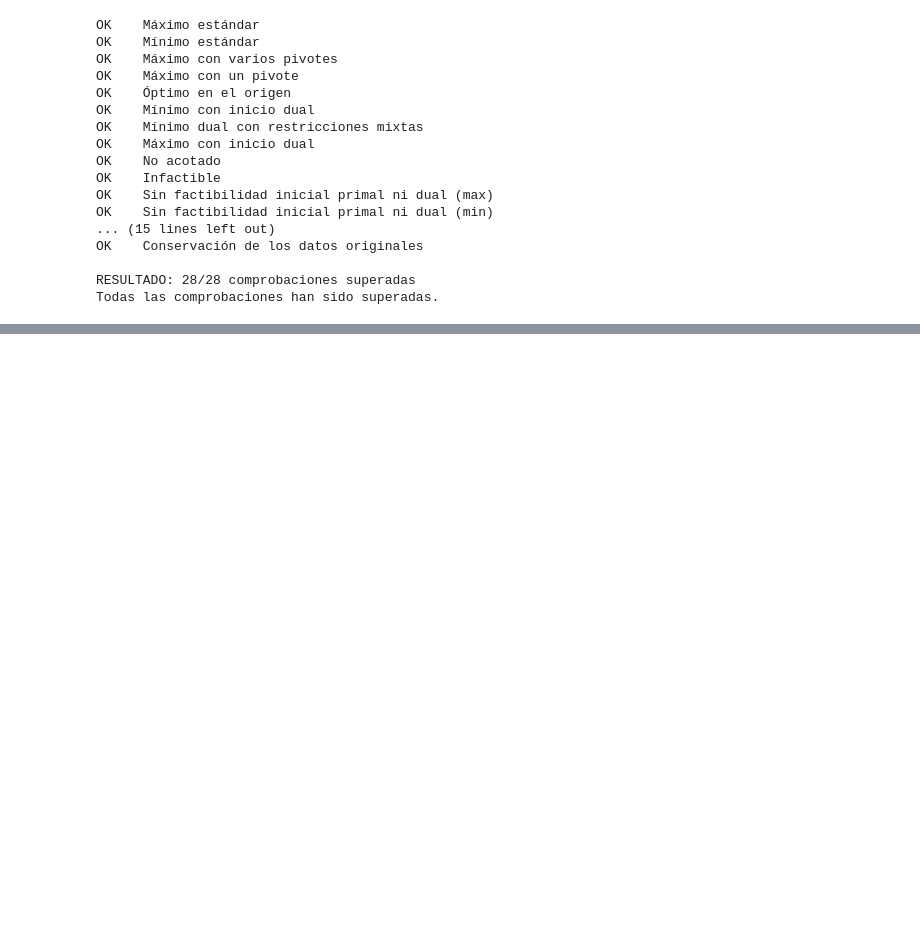
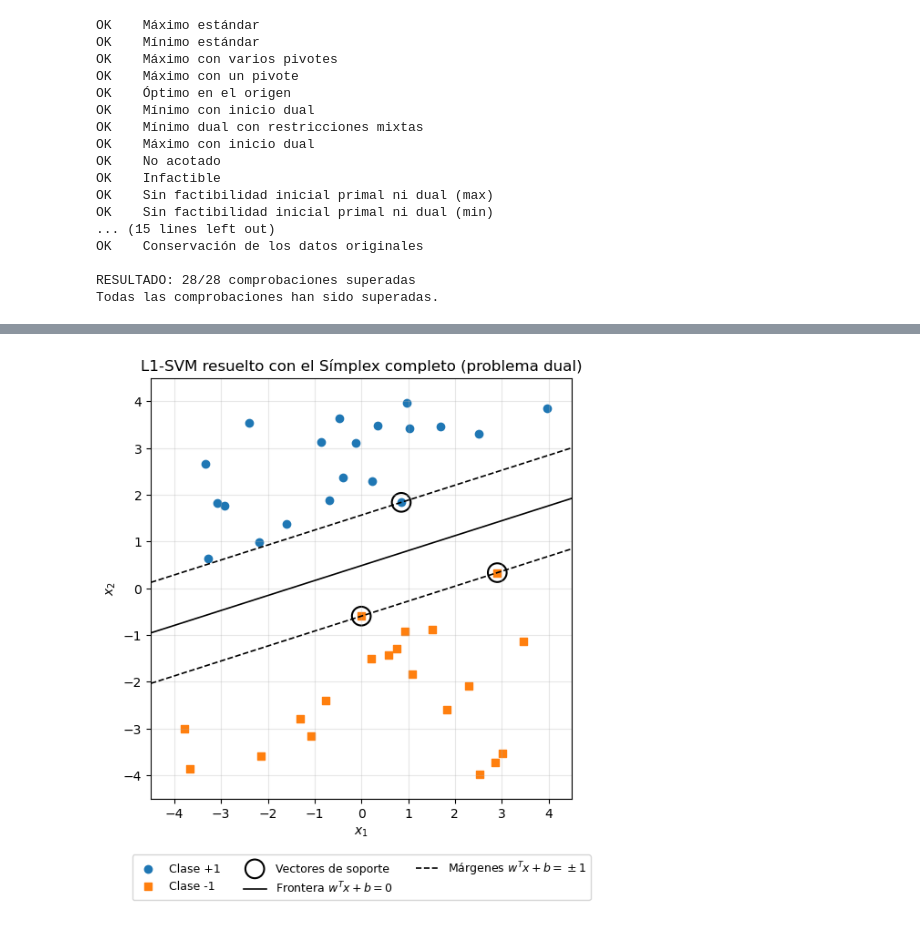
Before and after one commit to marcosberag/practicas_io, a Jupyter notebook: Práctica 1/Parte 1/parte1.ipynb, the cells around one changed output, grey strips where cells are left out. Saved outputs shown, nothing was run; the diff lists cells and outputs as text; code cells hidden in the pictures; blank space fills up the shorter version.

```diff
--- a/Práctica 1/Parte 1/parte1.ipynb
+++ b/Práctica 1/Parte 1/parte1.ipynb
@@ -746,0 +797,7 @@ Todas las comprobaciones han sido superadas.
+# %%
+X, y = generar_datos(k=40, separacion=0.6, semilla=0)
+
+print('Dimensiones de X:', X.shape)
+print('Puntos de la clase +1:', int(np.sum(y == 1)))
+print('Puntos de la clase -1:', int(np.sum(y == -1)))
+print('Primeros puntos:\n', np.round(np.column_stack((X[:5], y[:5])), 3))
@@ -746,0 +995,26 @@ Todas las comprobaciones han sido superadas.
+# %%
+fig, ax = plt.subplots(figsize=(7, 6))
+
+ax.scatter(*X[y == 1].T, c='tab:blue', marker='o', label='Clase +1')
+ax.scatter(*X[y == -1].T, c='tab:orange', marker='s', label='Clase -1')
+
+ax.scatter(*X[soportes].T, s=220, facecolors='none', edgecolors='k',
+           linewidths=1.5, label='Vectores de soporte')
+
+x1 = np.linspace(-4.5, 4.5, 200)
+for t, estilo, etiqueta in ((0, '-', 'Frontera $w^Tx+b=0$'),
+                            (1, '--', 'Márgenes $w^Tx+b=\\pm1$'),
+                            (-1, '--', None)):
+    ax.plot(x1, (t - b - w[0] * x1) / w[1], 'k' + estilo, lw=1.2, label=etiqueta)
+
+ax.set_xlim(-4.5, 4.5)
+ax.set_ylim(-4.5, 4.5)
+ax.set_aspect('equal')
+ax.set_xlabel('$x_1$')
+ax.set_ylabel('$x_2$')
+ax.set_title('L1-SVM resuelto con el Símplex completo (problema dual)')
+ax.legend(loc='upper center', bbox_to_anchor=(0.5, -0.12), ncol=3, fontsize=9)
+ax.grid(alpha=0.3)
+plt.show()
+# %% [output]
+[figure, added]
```
Also changed, not shown: parts of 12 cells of this notebook.
